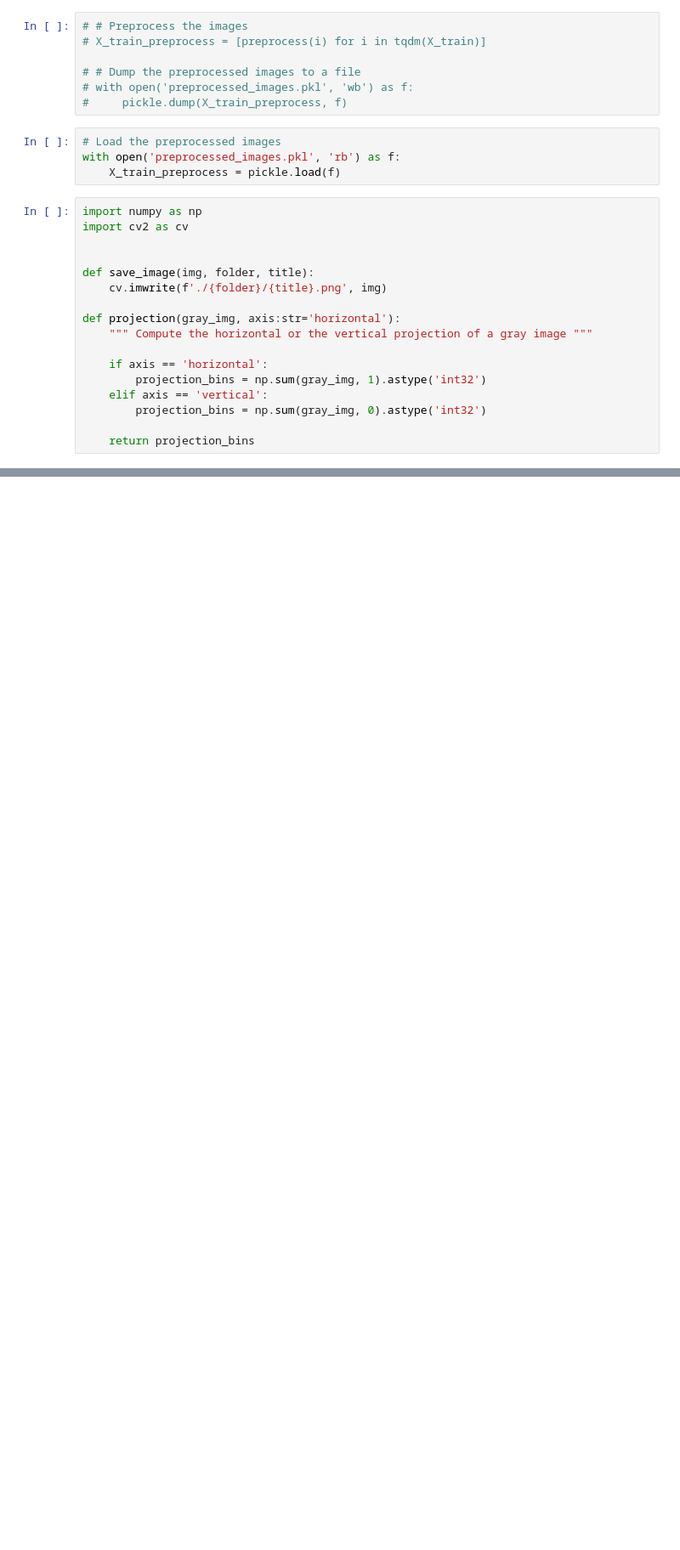
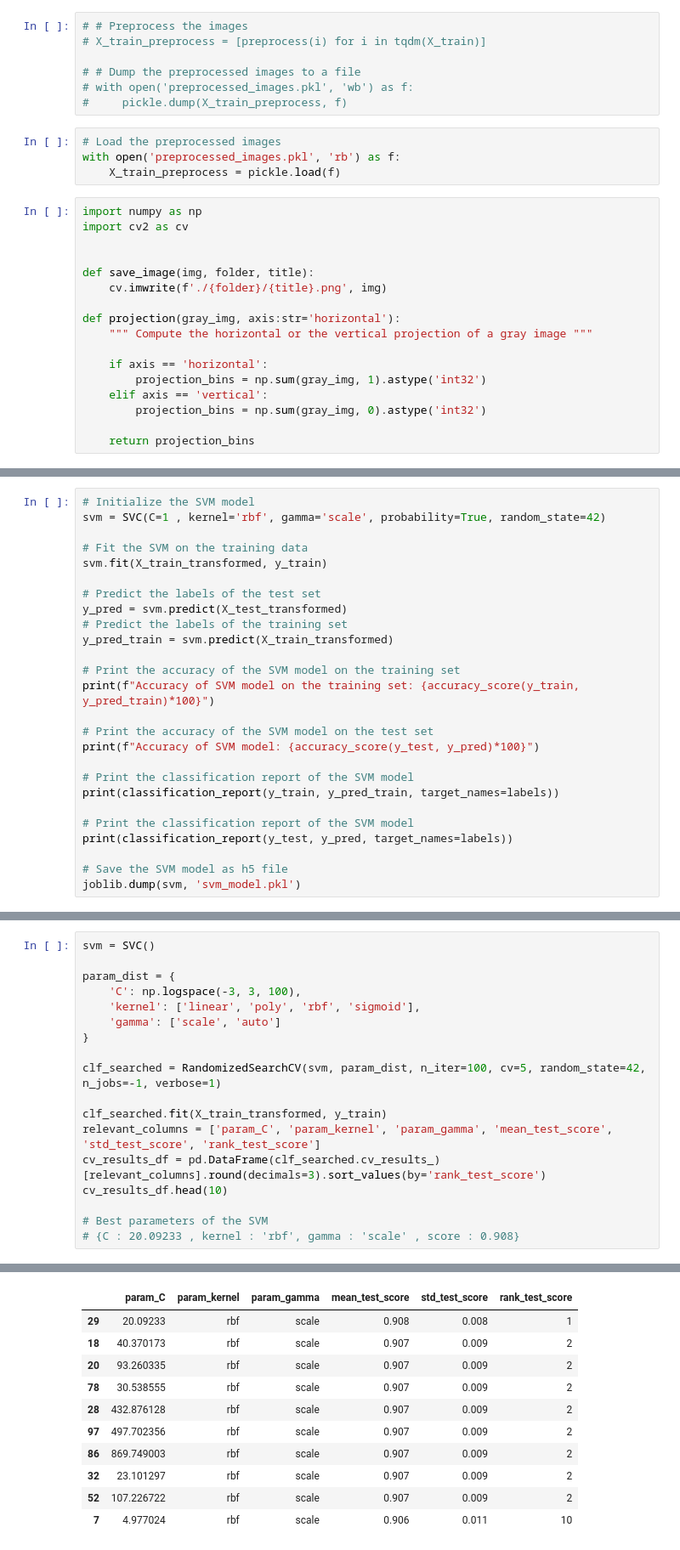
Before and after one commit to ZiaddAhmedd/Arabic-font-recognition-system, a Jupyter notebook: font2.ipynb, the cells around one changed output, grey strips where cells are left out. Shown at 85% size. Cells and saved outputs as stored; diff of their text form; blank space fills up the shorter version.

```diff
--- a/font2.ipynb
+++ b/font2.ipynb
@@ -316,0 +452,26 @@ Best angle: 0
+# %%
+# Initialize the SVM model
+svm = SVC(C=1 , kernel='rbf', gamma='scale', probability=True, random_state=42)
+
+# Fit the SVM on the training data
+svm.fit(X_train_transformed, y_train)
+
+# Predict the labels of the test set
+y_pred = svm.predict(X_test_transformed)
+# Predict the labels of the training set
+y_pred_train = svm.predict(X_train_transformed)
+
+# Print the accuracy of the SVM model on the training set
+print(f"Accuracy of SVM model on the training set: {accuracy_score(y_train, y_pred_train)*100}")
+
+# Print the accuracy of the SVM model on the test set
+print(f"Accuracy of SVM model: {accuracy_score(y_test, y_pred)*100}")
+
+# Print the classification report of the SVM model
+print(classification_report(y_train, y_pred_train, target_names=labels))
+
+# Print the classification report of the SVM model
+print(classification_report(y_test, y_pred, target_names=labels))
+
+# Save the SVM model as h5 file
+joblib.dump(svm, 'svm_model.pkl')
@@ -316,0 +538,19 @@ Best angle: 0
+# %%
+svm = SVC()
+
+param_dist = {
+    'C': np.logspace(-3, 3, 100),
+    'kernel': ['linear', 'poly', 'rbf', 'sigmoid'],
+    'gamma': ['scale', 'auto']
+}
+
+clf_searched = RandomizedSearchCV(svm, param_dist, n_iter=100, cv=5, random_state=42, n_jobs=-1, verbose=1)
+
+clf_searched.fit(X_train_transformed, y_train)
+relevant_columns = ['param_C', 'param_kernel', 'param_gamma', 'mean_test_score', 'std_test_score', 'rank_test_score']
+cv_results_df = pd.DataFrame(clf_searched.cv_results_)[relevant_columns].round(decimals=3).sort_values(by='rank_test_score')
+cv_results_df.head(10)
+
+# Best parameters of the SVM
+# {C : 20.09233 , kernel : 'rbf', gamma : 'scale' , score : 0.908}
+# %% [output]
@@ -316,0 +558,11 @@ Best angle: 0
+|  | param_C | param_kernel | param_gamma | mean_test_score | std_test_score | rank_test_score |
+| 29 | 20.09233 | rbf | scale | 0.908 | 0.008 | 1 |
+| 18 | 40.370173 | rbf | scale | 0.907 | 0.009 | 2 |
+| 20 | 93.260335 | rbf | scale | 0.907 | 0.009 | 2 |
+| 78 | 30.538555 | rbf | scale | 0.907 | 0.009 | 2 |
+| 28 | 432.876128 | rbf | scale | 0.907 | 0.009 | 2 |
+| 97 | 497.702356 | rbf | scale | 0.907 | 0.009 | 2 |
+| 86 | 869.749003 | rbf | scale | 0.907 | 0.009 | 2 |
+| 32 | 23.101297 | rbf | scale | 0.907 | 0.009 | 2 |
+| 52 | 107.226722 | rbf | scale | 0.907 | 0.009 | 2 |
+| 7 | 4.977024 | rbf | scale | 0.906 | 0.011 | 10 |
```
Also changed, not shown: parts of 14 cells of this notebook, 1 other file.
